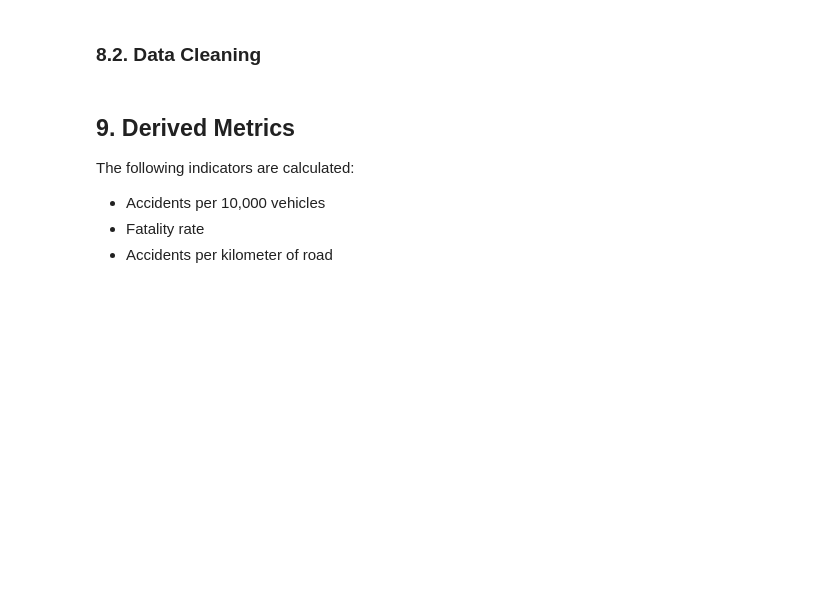
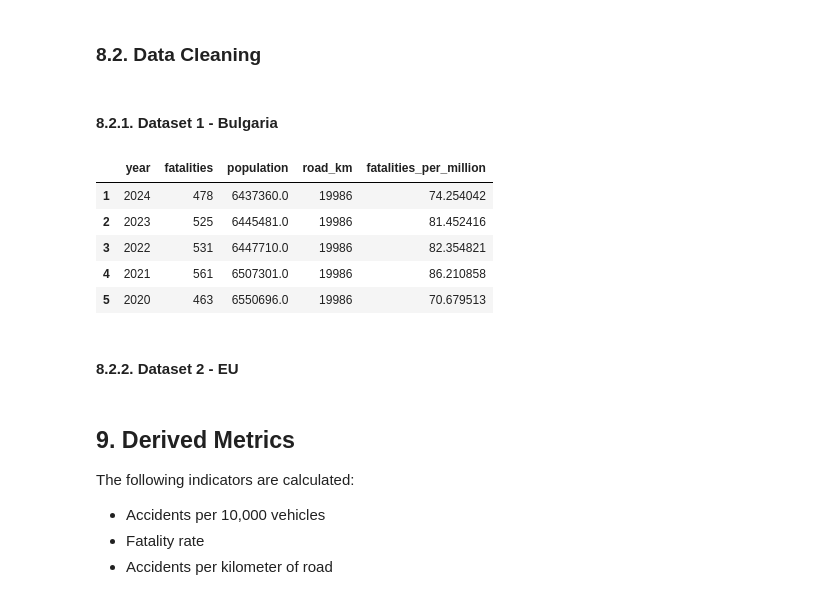
Before and after one commit to borisyotsov/Road-Safety-in-Bulgaria-Impact-of-Traffic-and-Infrastructure-on-Accident-Rates, a Jupyter notebook: Road_Safety_Project.ipynb, the cells around one changed output. Drawn from its saved outputs; the diff is of its cells as text; code cells hidden in the pictures; blank space fills up the shorter version.

```diff
--- a/Road_Safety_Project.ipynb
+++ b/Road_Safety_Project.ipynb
@@ -212,7 +213,7 @@ Road_fatalities_BG
 Table 3: Population_bg_2009_2024 [3]
 # %%
 url = "https://github.com/borisyotsov/Road-Safety-in-Bulgaria-Impact-of-Traffic-and-Infrastructure-on-Accident-Rates//raw/refs/heads/main/data/Population_bg_2009_2024.xlsx"
-Population_bg_2009_2024 = pd.read_excel(url)
+Population_bg_2009_2024 = pd.read_excel(url, header = 0)
 Population_bg_2009_2024
 # %% [output]
 |  | Year | Total |
@@ -326,5 +361,61 @@ Collision_matrix
 # %% [markdown]
 ### 8.2. Data Cleaning
+# %% [markdown]
+#### 8.2.1. Dataset 1 - Bulgaria
+# %%
+# =========================
+# Bulgaria - fatalities dataset
+# =========================
+
+fatalities_bg = Road_fatalities_BG[["Year", "fatalities"]].copy()
+fatalities_bg = fatalities_bg.rename(columns={"Year": "year"})
+
+
+# =========================
+# Population (exposure proxy)
+# =========================
+
+population_bg = Population_bg_2009_2024[["Year", "Total"]].copy()
+population_bg = population_bg.rename(columns={
+    "Year": "year",
+    "Total": "population"
+})
+
+
+# =========================
+# Merge datasets
+# =========================
+
+df_bg = fatalities_bg.merge(population_bg, on="year", how="left")
+
+df_bg["road_km"] = 19986
+
+
+# =========================
+# Derived metric
+# =========================
+
+df_bg["fatalities_per_million"] = (
+    df_bg["fatalities"] / df_bg["population"] * 1_000_000
+)
+
+
+# =========================
+# Clean missing values (IMPORTANT)
+# =========================
+
+df_bg = df_bg.dropna(subset=["fatalities_per_million"])
+
+df_bg.head()
+# %% [output]
+|  | year | fatalities | population | road_km | fatalities_per_million |
+| 1 | 2024 | 478 | 6437360.0 | 19986 | 74.254042 |
+| 2 | 2023 | 525 | 6445481.0 | 19986 | 81.452416 |
+| 3 | 2022 | 531 | 6447710.0 | 19986 | 82.354821 |
+| 4 | 2021 | 561 | 6507301.0 | 19986 | 86.210858 |
+| 5 | 2020 | 463 | 6550696.0 | 19986 | 70.679513 |
+# %% [markdown]
+#### 8.2.2. Dataset 2 - EU
 # %% [markdown]
 ## 9. Derived Metrics
 
```
Also changed, not shown: parts of 4 cells of this notebook.
